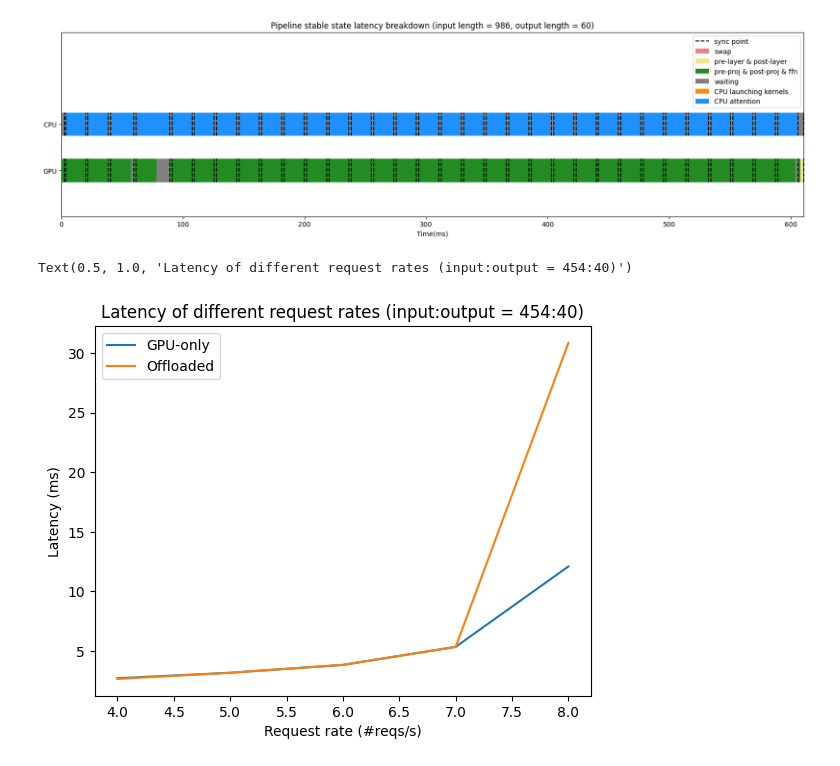
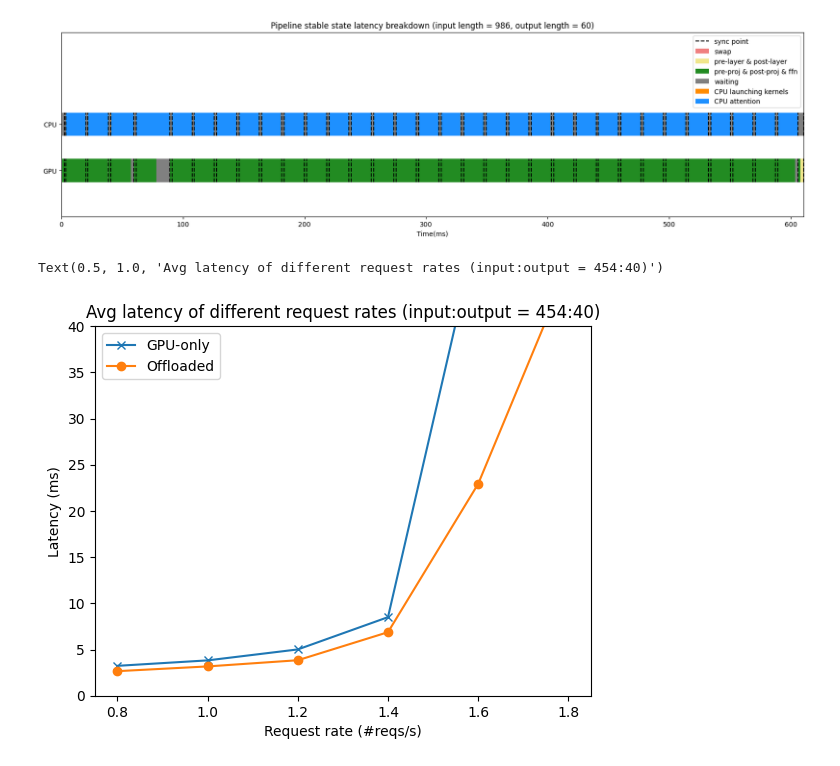
Before and after one commit to SwiftSeal03/swiftLLM, a Jupyter notebook: profile/e2e-illst.ipynb, the cells around one changed output. Saved outputs shown, nothing was run; the diff lists cells and outputs as text; code cells hidden in the pictures.

```diff
--- a/profile/e2e-illst.ipynb
+++ b/profile/e2e-illst.ipynb
@@ -122,20 +122,21 @@ total time: 610.6720350384712
 # %%
 import matplotlib.pyplot as plt
 
-req_rates = [4, 5, 6, 7, 8]
-lat0 = [2.714, 3.178, 3.836, 5.347, 12.094]
-lat1 = [2.658, 3.171, 3.841, 5.341, 30.855]
+req_rates = [0.8, 1.0, 1.2, 1.4, 1.6, 1.8]
+lat0 = [3.235, 3.825, 5.010, 8.503, 50.819, 81.679]
+lat1 = [2.658, 3.171, 3.841, 6.876, 22.929, 46.402]
 
-plt.plot(req_rates, lat0, label='GPU-only')
-plt.plot(req_rates, lat1, label='Offloaded')
+plt.plot(req_rates, lat0, label='GPU-only', marker='x')
+plt.plot(req_rates, lat1, label='Offloaded', marker='o')
 
 plt.xlabel('Request rate (#reqs/s)')
 plt.ylabel('Latency (ms)')
+plt.ylim(0, 40)
 plt.legend()
-plt.title('Latency of different request rates (input:output = 454:40)')
+plt.title('Avg latency of different request rates (input:output = 454:40)')
 # %% [output]
-Text(0.5, 1.0, 'Latency of different request rates (input:output = 454:40)')
+Text(0.5, 1.0, 'Avg latency of different request rates (input:output = 454:40)')
-[figure, old version]
+[figure, new version]
 # %%
 import json
 import numpy as np
```
Also changed, not shown: parts of 1 cell of this notebook, 7 other files.
